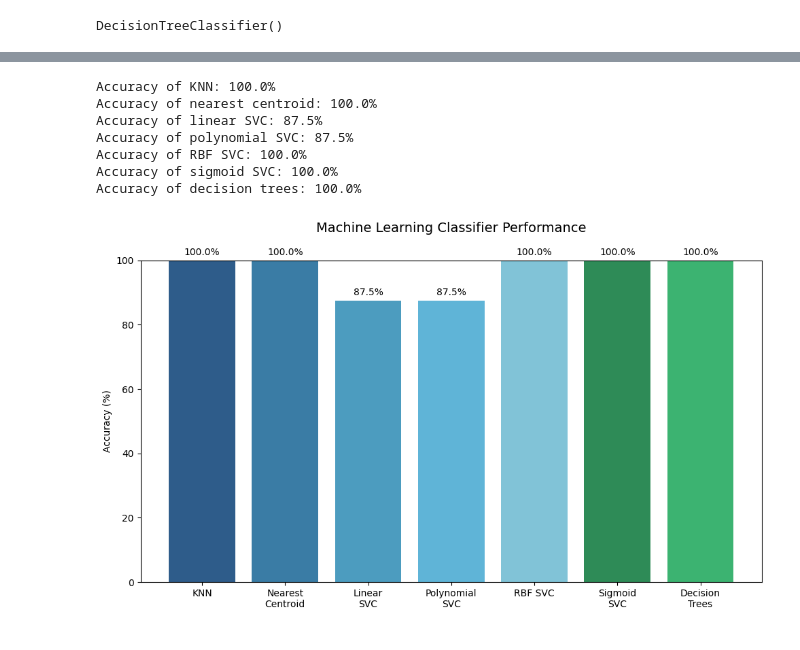
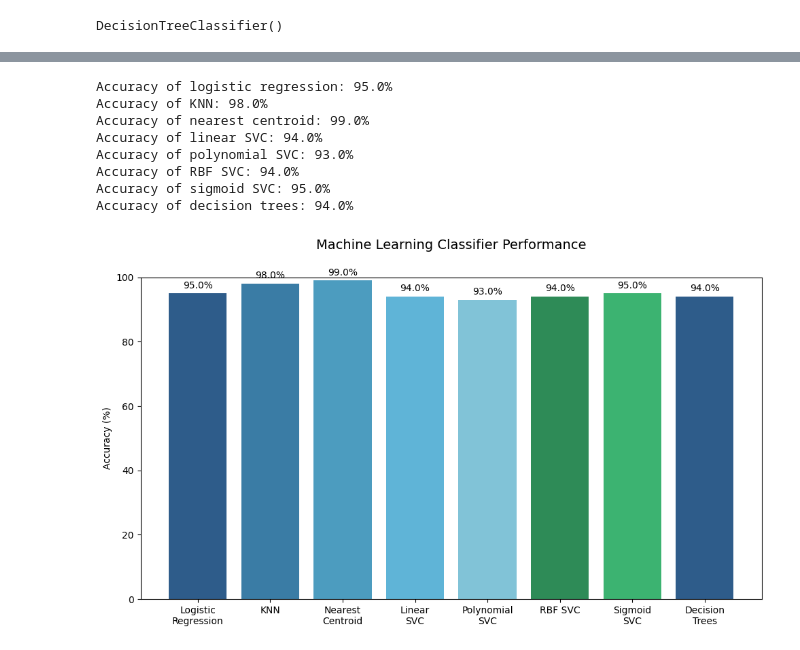
Before and after one commit to hose-ay1/aiqf-cyrpto, a Jupyter notebook: meme_vs_stable_classification_top_20.ipynb, the cells around one changed output, grey strips where cells are left out. Cells and saved outputs as stored; diff of their text form; code cells hidden in the pictures.

```diff
--- a/meme_vs_stable_classification_top_20.ipynb
+++ b/meme_vs_stable_classification_top_20.ipynb
@@ -127,4 +129,4 @@ plt.show()
 X = pca_df[['PC1', 'PC2']]
 y = df['Class']
 # %%
-X_train, X_test, y_train, y_test = train_test_split(X, y, test_size=0.2, random_state)
+X_train, X_test, y_train, y_test = train_test_split(X, y, test_size=0.2)
@@ -132,0 +133,3 @@ SyntaxError: positional argument follows keyword argument (767632756.py, line 1)
+# %%
+logistic_regression = LogisticRegression()
+logistic_regression.fit(X_train, y_train)
@@ -366,45 +450,37 @@ tree_y_pred = tree.predict(X_test)
 # %%
-print(f"Accuracy of KNN: {accuracy_score(y_test, knn_y_pred, normalize=True) * 100}%")
-print(f"Accuracy of nearest centroid: {accuracy_score(y_test, nearest_centroid_y_pred, normalize=True) * 100}%")
-print(f"Accuracy of linear SVC: {accuracy_score(y_test, svc_linear_y_pred, normalize=True) * 100}%")
-print(f"Accuracy of polynomial SVC: {accuracy_score(y_test, svc_poly_y_pred, normalize=True) * 100}%")
-print(f"Accuracy of RBF SVC: {accuracy_score(y_test, svc_rbf_y_pred, normalize=True) * 100}%")
-print(f"Accuracy of sigmoid SVC: {accuracy_score(y_test, svc_sigmoid_y_pred, normalize=True) * 100}%")
-print(f"Accuracy of decision trees: {accuracy_score(y_test, tree_y_pred, normalize=True) * 100}%")
+print(f"Accuracy of logistic regression: {accuracies[0]}%")
+print(f"Accuracy of KNN: {accuracies[1]}%")
+print(f"Accuracy of nearest centroid: {accuracies[2]}%")
+print(f"Accuracy of linear SVC: {accuracies[3]}%")
+print(f"Accuracy of polynomial SVC: {accuracies[4]}%")
+print(f"Accuracy of RBF SVC: {accuracies[5]}%")
+print(f"Accuracy of sigmoid SVC: {accuracies[6]}%")
+print(f"Accuracy of decision trees: {accuracies[7]}%")
 # %% [output]
-Accuracy of KNN: 100.0%
-Accuracy of nearest centroid: 100.0%
-Accuracy of linear SVC: 87.5%
-Accuracy of polynomial SVC: 87.5%
-Accuracy of RBF SVC: 100.0%
-Accuracy of sigmoid SVC: 100.0%
-Accuracy of decision trees: 100.0%
+Accuracy of logistic regression: 95.0%
+Accuracy of KNN: 98.0%
+Accuracy of nearest centroid: 99.0%
+Accuracy of linear SVC: 94.0%
+Accuracy of polynomial SVC: 93.0%
+Accuracy of RBF SVC: 94.0%
+Accuracy of sigmoid SVC: 95.0%
+Accuracy of decision trees: 94.0%
 # %%
-accuracies = [
-    accuracy_score(y_test, knn_y_pred, normalize=True) * 100,
-    accuracy_score(y_test, nearest_centroid_y_pred, normalize=True) * 100,
-    accuracy_score(y_test, svc_linear_y_pred, normalize=True) * 100,
-    accuracy_score(y_test, svc_poly_y_pred, normalize=True) * 100,
-    accuracy_score(y_test, svc_rbf_y_pred, normalize=True) * 100,
-    accuracy_score(y_test, svc_sigmoid_y_pred, normalize=True) * 100,
-    accuracy_score(y_test, tree_y_pred, normalize=True) * 100
-]
-
-classifiers = ['KNN', 'Nearest\nCentroid', 'Linear\nSVC', 'Polynomial\nSVC',
+classifiers = ['Logistic\nRegression', 'KNN', 'Nearest\nCentroid', 'Linear\nSVC', 'Polynomial\nSVC',
                'RBF SVC', 'Sigmoid\nSVC', 'Decision\nTrees']
 
 plt.figure(figsize=(10, 6))
 bars = plt.bar(classifiers, accuracies, color = ['#2E5C8A', '#3A7CA5', '#4C9CBF', '#5FB4D7', '#81C3D7',
                 '#2E8B57', '#3CB371'])
 
 plt.ylim(0, 100)
 plt.ylabel('Accuracy (%)')
 plt.title('Machine Learning Classifier Performance', pad=30, fontsize=14)
 for bar, acc in zip(bars, accuracies):
     plt.text(bar.get_x() + bar.get_width()/2, bar.get_height() + 1,
              f'{acc:.1f}%', ha='center', va='bottom')
 
 plt.tight_layout()
 plt.show()
 # %% [output]
-[figure, old version]
+[figure, new version]
```
Also changed, not shown: parts of 15 cells of this notebook, 5 other files.
